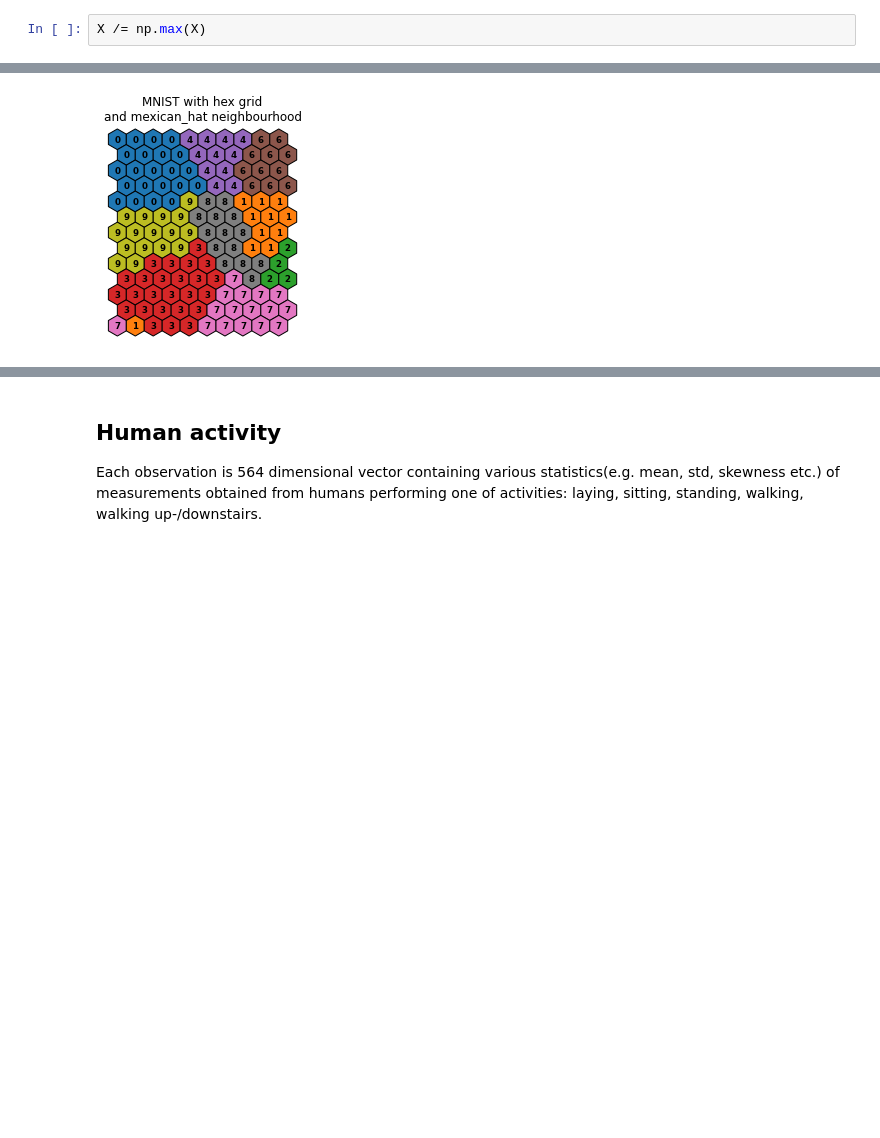
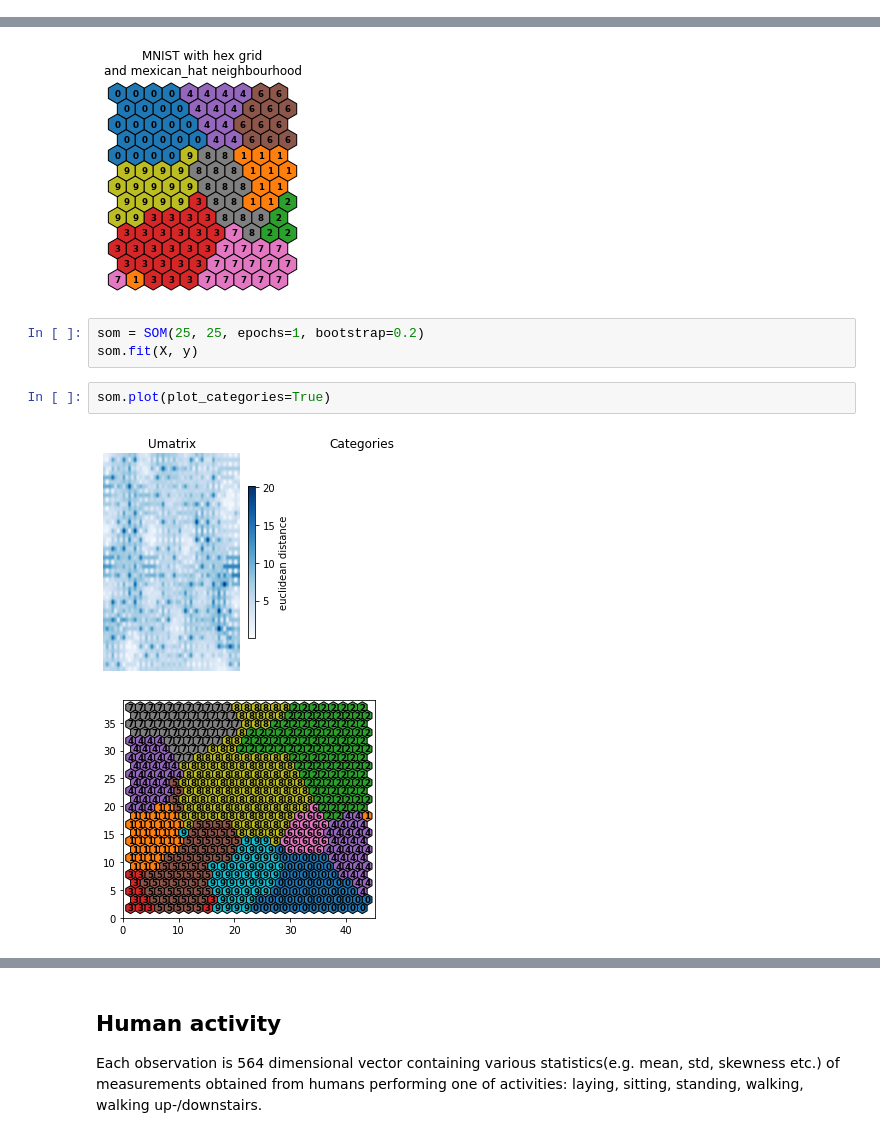
Before and after one commit to gekas145/SOM, a Jupyter notebook: demo.ipynb, the cells around one changed output, grey strips where cells are left out. Saved outputs shown, nothing was run; the diff lists cells and outputs as text; blank space fills up the shorter version.

Commit message:
start changing plot function

```diff
--- a/demo.ipynb
+++ b/demo.ipynb
@@ -16,8 +16,6 @@ import pandas as pd
 Each observation is a 64 dimensional vector representing 0-9 digit.
 # %%
 X, y = digits = load_digits(return_X_y=True)
-# %%
-X /= np.max(X)
 # %%
 p = np.random.permutation(X.shape[0])
 X, y = X[p, :], y[p]
@@ -59,3 +57,11 @@ som.plot("MNIST with hex grid\nand mexican_hat neighbourhood")
 # surprisingly did not find any of "5" class
 # %% [output]
 [figure]
+# %%
+som = SOM(25, 25, epochs=1, bootstrap=0.2)
+som.fit(X, y)
+# %%
+som.plot(plot_categories=True)
+# %% [output]
+[figure, added]
+[figure, added]
```
Also changed, not shown: parts of 2 cells of this notebook, 1 other file.
